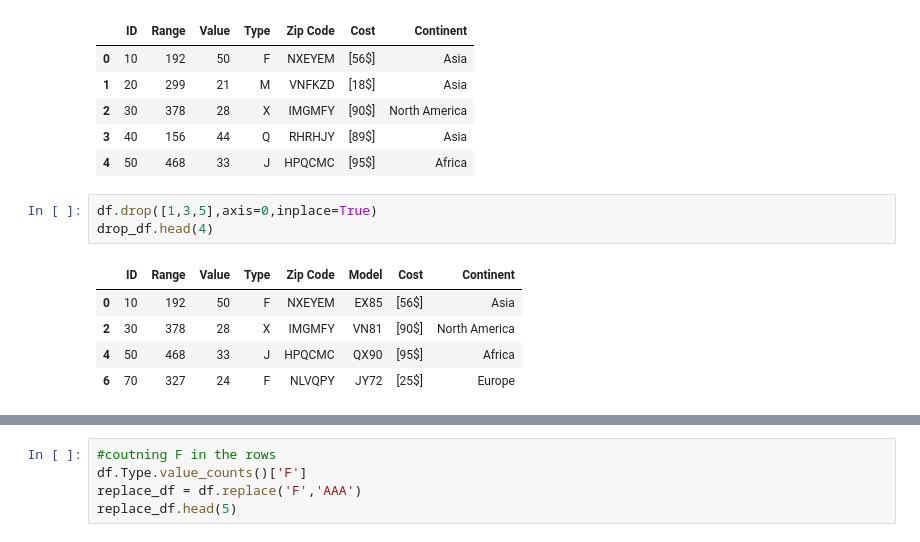
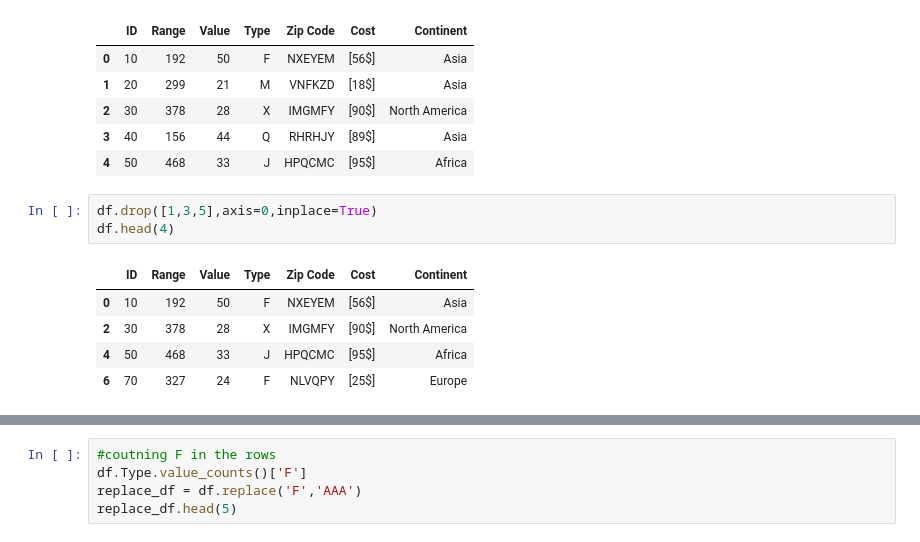
Before and after one commit to Ravkeerat02/comp3122_labs, a Jupyter notebook: Assignment4.ipynb, the cells around one changed output, grey strips where cells are left out. Saved outputs shown, nothing was run; the diff lists cells and outputs as text.

```diff
--- a/Assignment4.ipynb
+++ b/Assignment4.ipynb
@@ -47,13 +46,13 @@ df.head()
 | 4 | 50 | 468 | 33 | J | HPQCMC | [95$] | Africa |
 # %%
 df.drop([1,3,5],axis=0,inplace=True)
-drop_df.head(4)
+df.head(4)
 # %% [output]
-|  | ID | Range | Value | Type | Zip Code | Model | Cost | Continent |
-| 0 | 10 | 192 | 50 | F | NXEYEM | EX85 | [56$] | Asia |
-| 2 | 30 | 378 | 28 | X | IMGMFY | VN81 | [90$] | North America |
-| 4 | 50 | 468 | 33 | J | HPQCMC | QX90 | [95$] | Africa |
-| 6 | 70 | 327 | 24 | F | NLVQPY | JY72 | [25$] | Europe |
+|  | ID | Range | Value | Type | Zip Code | Cost | Continent |
+| 0 | 10 | 192 | 50 | F | NXEYEM | [56$] | Asia |
+| 2 | 30 | 378 | 28 | X | IMGMFY | [90$] | North America |
+| 4 | 50 | 468 | 33 | J | HPQCMC | [95$] | Africa |
+| 6 | 70 | 327 | 24 | F | NLVQPY | [25$] | Europe |
 # %%
 #calculating mean in Range
 df.Range.mean()
```
Also changed, not shown: parts of 17 cells of this notebook.
